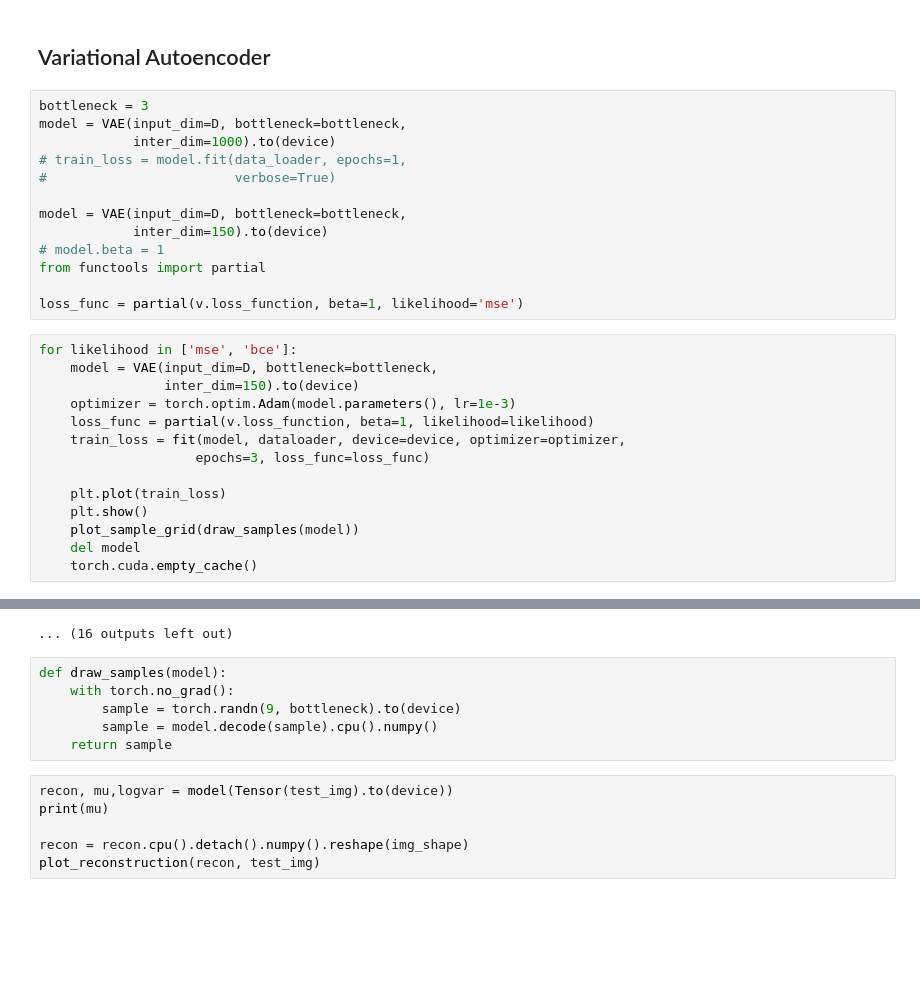
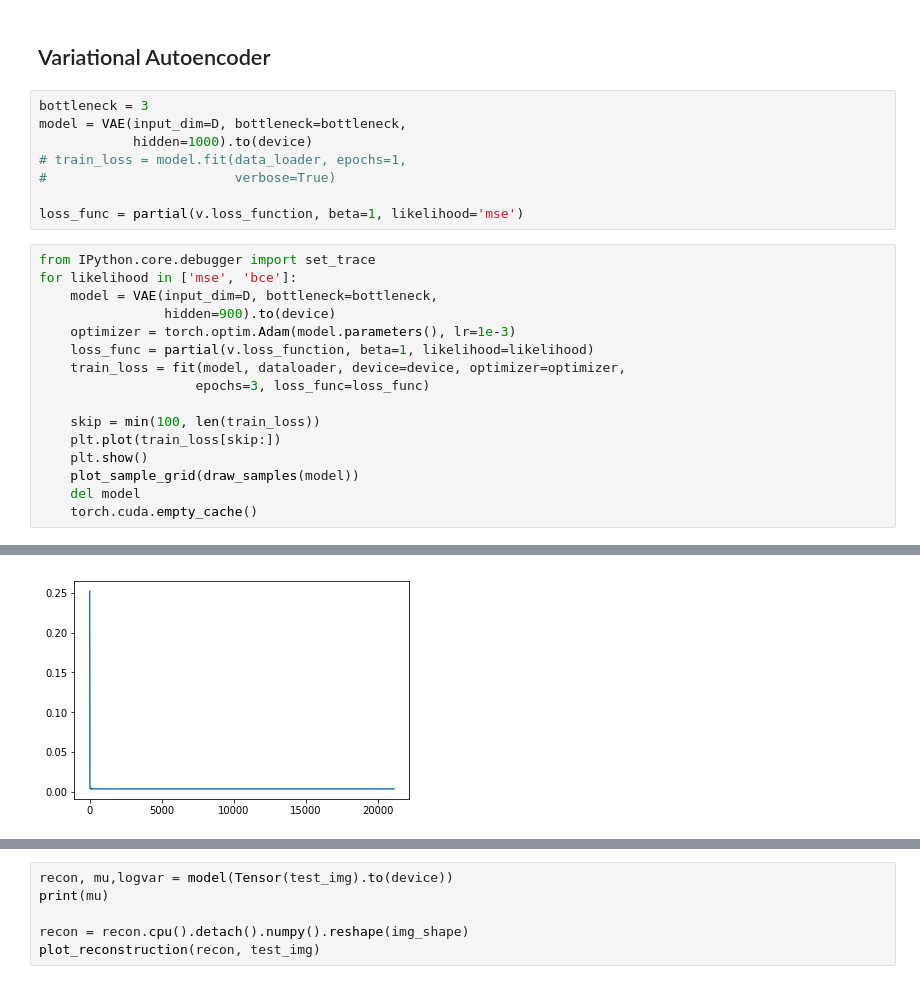
Before and after one commit to Lapu-Lapu/deep-lvm-pose-tracking, a Jupyter notebook: notebooks/toy_data.ipynb, the cells around one changed output, grey strips where cells are left out. Cells and saved outputs as stored; diff of their text form; blank space fills up the shorter version.

```diff
--- a/notebooks/toy_data.ipynb
+++ b/notebooks/toy_data.ipynb
@@ -317,26 +324,23 @@ plot_reconstruction(recon, test_img)
 # %%
 bottleneck = 3
 model = VAE(input_dim=D, bottleneck=bottleneck,
-            inter_dim=1000).to(device)
+            hidden=1000).to(device)
 # train_loss = model.fit(data_loader, epochs=1,
 #                        verbose=True)
 
-model = VAE(input_dim=D, bottleneck=bottleneck,
-            inter_dim=150).to(device)
-# model.beta = 1
-from functools import partial
-
 loss_func = partial(v.loss_function, beta=1, likelihood='mse')
 # %%
+from IPython.core.debugger import set_trace
 for likelihood in ['mse', 'bce']:
     model = VAE(input_dim=D, bottleneck=bottleneck,
-                inter_dim=150).to(device)
+                hidden=900).to(device)
     optimizer = torch.optim.Adam(model.parameters(), lr=1e-3)
     loss_func = partial(v.loss_function, beta=1, likelihood=likelihood)
     train_loss = fit(model, dataloader, device=device, optimizer=optimizer,
                     epochs=3, loss_func=loss_func)
 
-    plt.plot(train_loss)
+    skip = min(100, len(train_loss))
+    plt.plot(train_loss[skip:])
     plt.show()
     plot_sample_grid(draw_samples(model))
     del model
@@ -350,0 +358 @@ train loss: 5.05E-07
+[figure, added]
@@ -357,10 +367,3 @@ val loss: 3.55E-03
-... (16 outputs left out)
-# %%
-def draw_samples(model):
-    with torch.no_grad():
-        sample = torch.randn(9, bottleneck).to(device)
-        sample = model.decode(sample).cpu().numpy()
-    return sample
 # %%
 recon, mu,logvar = model(Tensor(test_img).to(device))
 print(mu)
```
Also changed, not shown: parts of 3 cells of this notebook, 1 other file.
